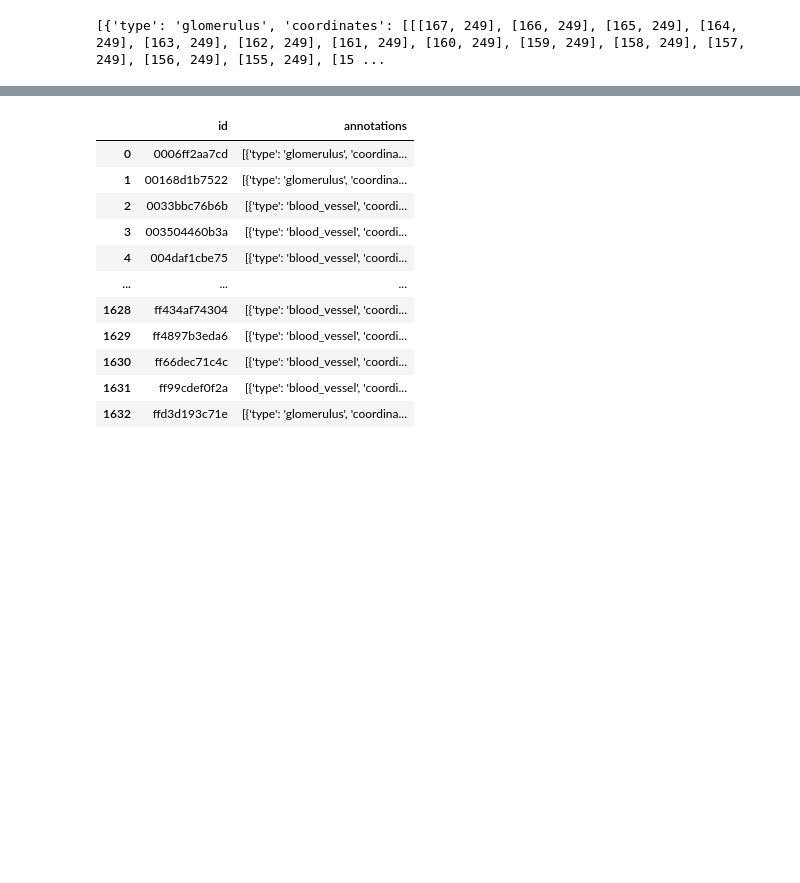
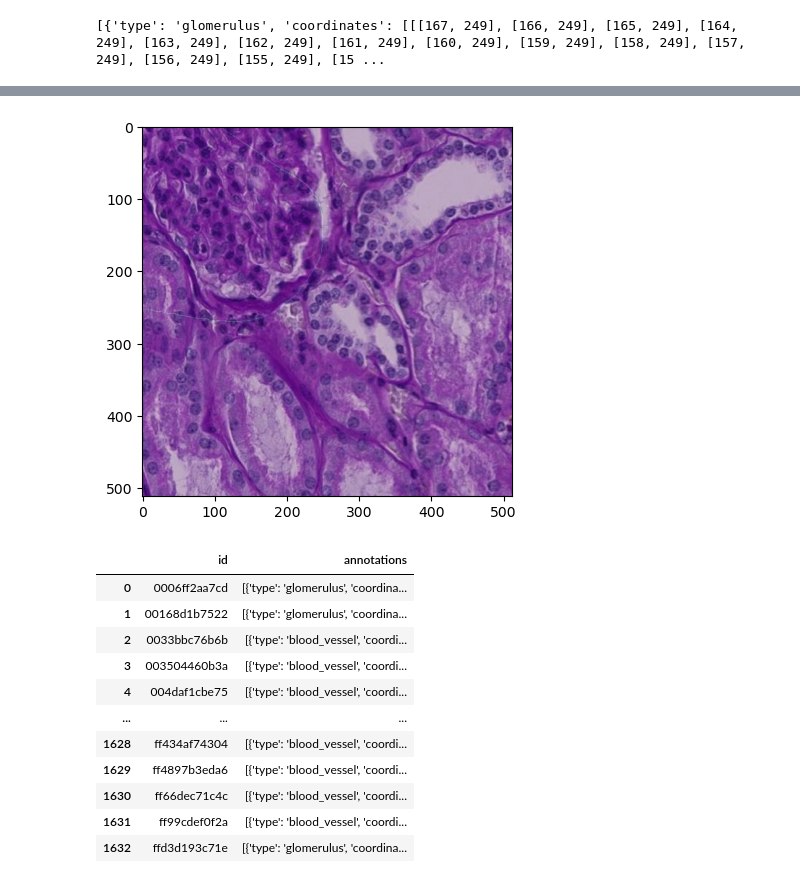
Before and after one commit to YannickGibson/hacking_the_human, a Jupyter notebook: main.ipynb, the cells around one changed output, grey strips where cells are left out. Cells and saved outputs as stored; diff of their text form; code cells hidden in the pictures; blank space fills up the shorter version.

```diff
--- a/main.ipynb
+++ b/main.ipynb
@@ -84,3 +111,10 @@ print(result["0006ff2aa7cd"])
+# %%
+I = plt.imread(f"{data_directory}train/0006ff2aa7cd.tif")
+plt.imshow(I)
+plt.imshow(a, alpha=0.2)
+plt.show()
+# %% [output]
+[figure, added]
 # %%
 jsonObj = pd.read_json(path_or_buf=f"{data_directory}polygons.jsonl", lines=True, encoding="UTF-8")
 jsonObj
```
Also changed, not shown: parts of 12 cells of this notebook.
